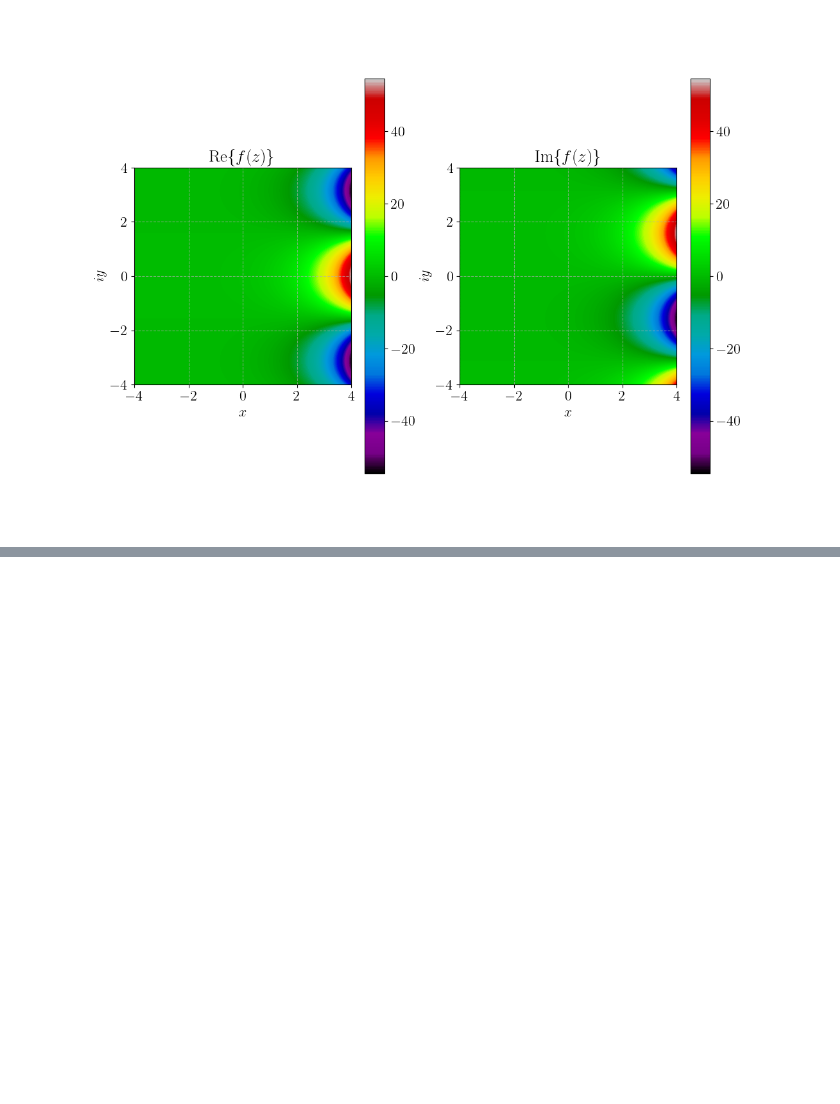
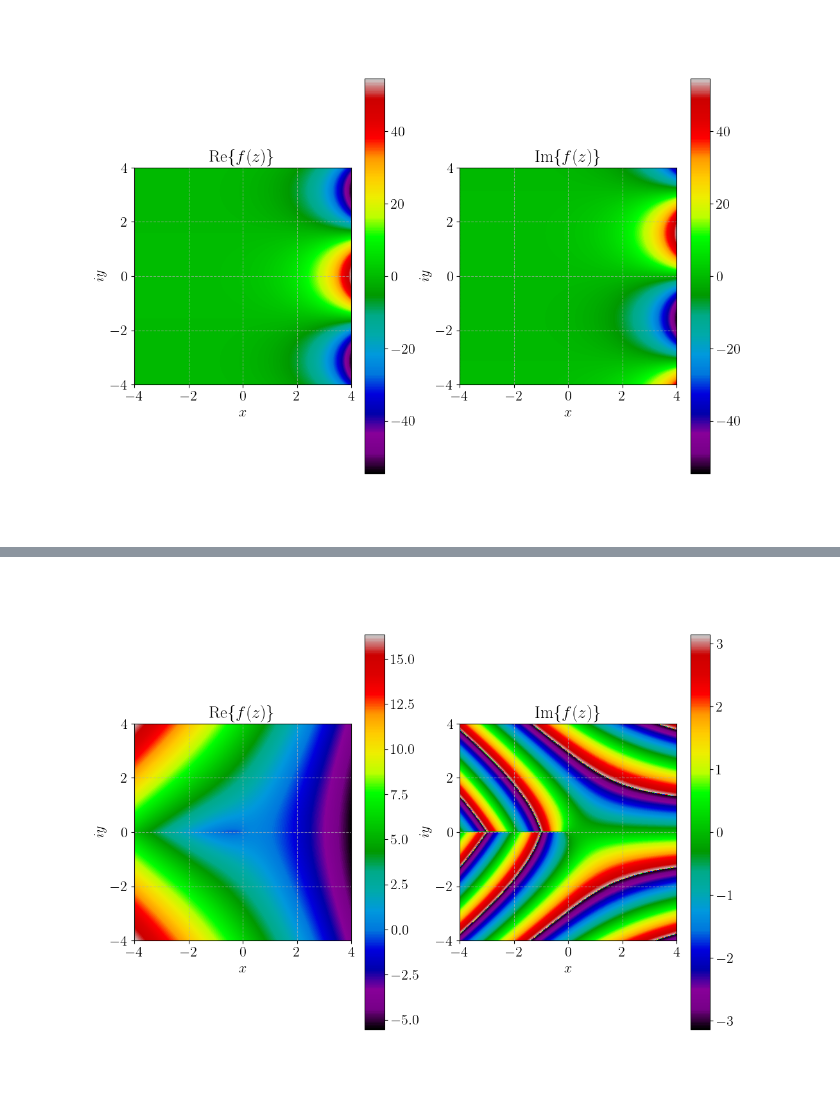
Before and after one commit to ruc-data-viz/2024-spring-class-09, a Jupyter notebook: notebooks/math_objects.ipynb, the cells around one changed output, grey strips where cells are left out. Cells and saved outputs as stored; diff of their text form; code cells hidden in the pictures; blank space fills up the shorter version.

```diff
--- a/notebooks/math_objects.ipynb
+++ b/notebooks/math_objects.ipynb
@@ -69,0 +86,8 @@ plot_complex_function(np.exp, limit=4)
+# %%
+def complex_function(x):
+    return np.log(1 / (x**x))
+
+
+plot_complex_function(complex_function, limit=4)
+# %% [output]
+[figure, added]
```
Also changed, not shown: parts of 2 cells of this notebook, 2 other files.
